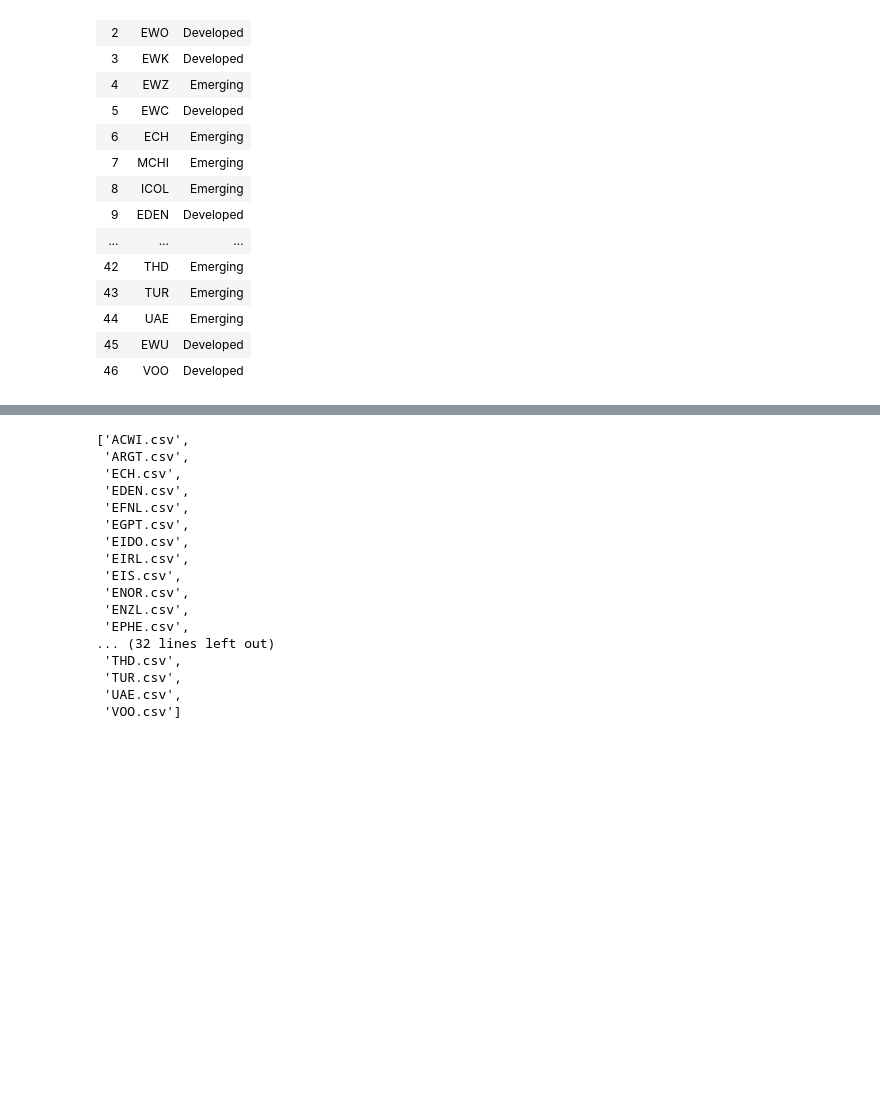
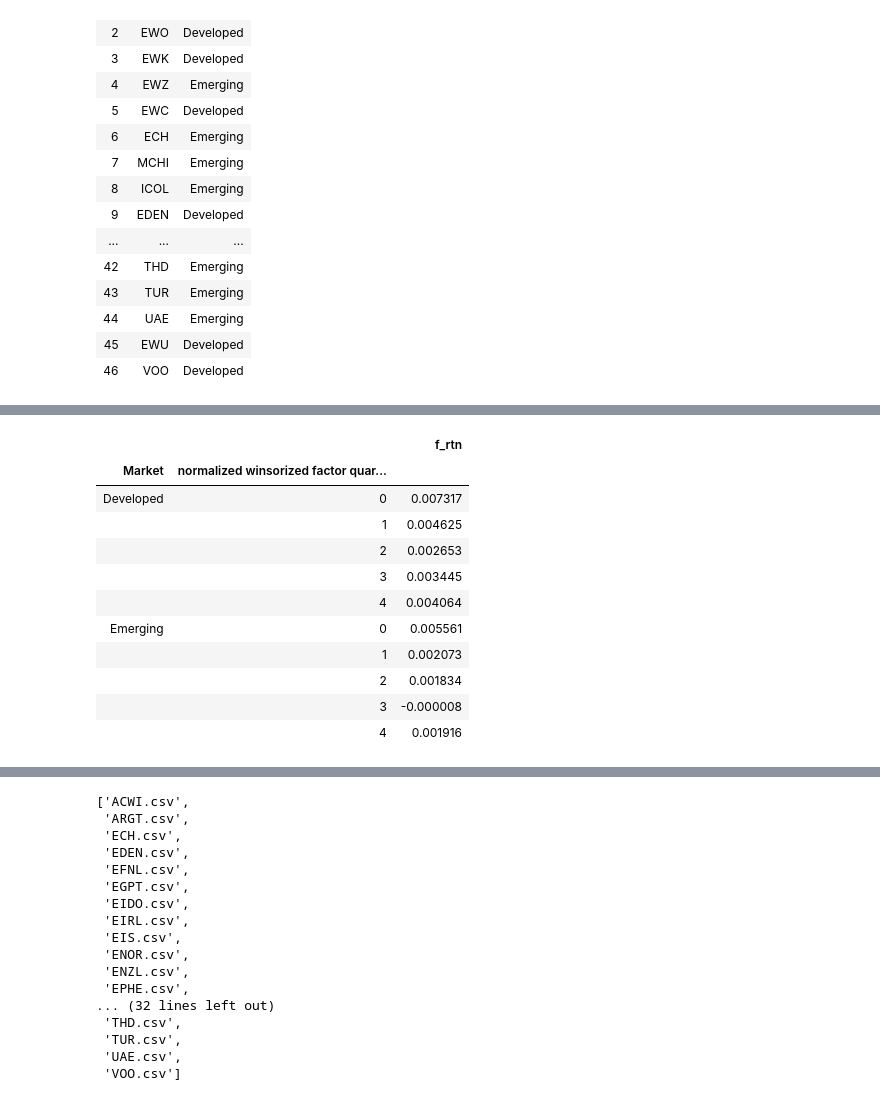
Before and after one commit to xlinGithub/Quantitative-Country-ETF-Trading-Strategy, a Jupyter notebook: factor analysis.ipynb, the cells around one changed output, grey strips where cells are left out. Cells and saved outputs as stored; diff of their text form; code cells hidden in the pictures; blank space fills up the shorter version.

```diff
--- a/factor analysis.ipynb
+++ b/factor analysis.ipynb
@@ -29,0 +71,15 @@ file = 'ARGT.csv'
+# %%
+summary_df
+# %% [output]
+|  |  | f_rtn |
+| Market | normalized winsorized factor quar... |  |
+| Developed | 0 | 0.007317 |
+|  | 1 | 0.004625 |
+|  | 2 | 0.002653 |
+|  | 3 | 0.003445 |
+|  | 4 | 0.004064 |
+| Emerging | 0 | 0.005561 |
+|  | 1 | 0.002073 |
+|  | 2 | 0.001834 |
+|  | 3 | -0.000008 |
+|  | 4 | 0.001916 |
```
Also changed, not shown: parts of 13 cells of this notebook, 2 other files.
